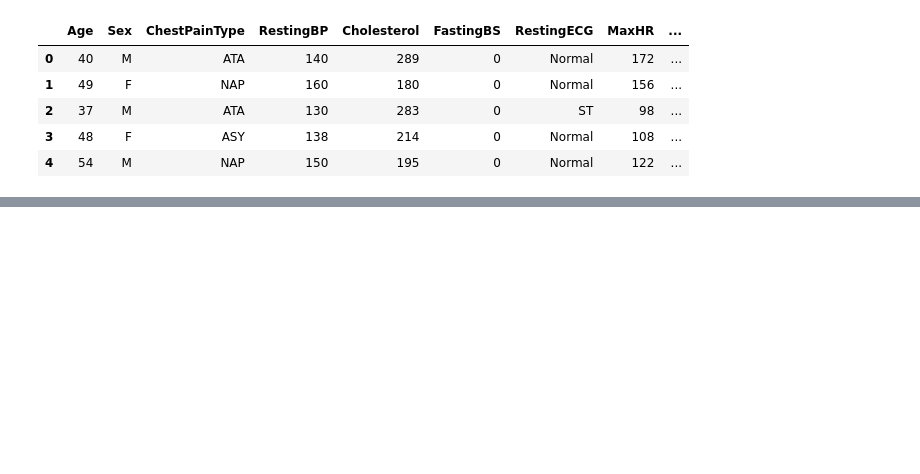
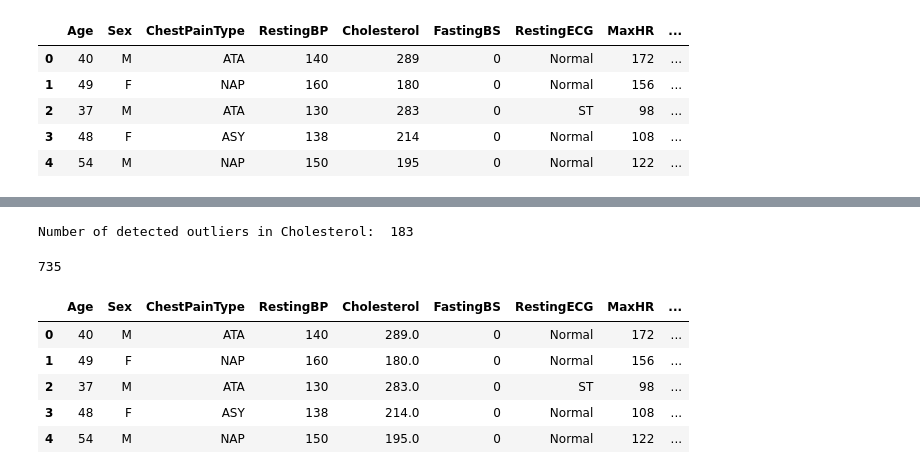
Before and after one commit to kazrkb/ml-modules, a Jupyter notebook: m-9/m-9.ipynb, the cells around one changed output, grey strips where cells are left out. Cells and saved outputs as stored; diff of their text form; code cells hidden in the pictures; blank space fills up the shorter version.

Commit message:
applied capping and log transform for removing the outliers

```diff
--- a/m-9/m-9.ipynb
+++ b/m-9/m-9.ipynb
@@ -20,0 +24,31 @@ plt.title("Boxplots for selected Numeric Colums")
+# %%
+# using IQR method on Cholesterol as an example
+col = 'Cholesterol'
+Q1 = df[col].quantile(0.25)
+Q3 = df[col].quantile(0.75)
+IQR = Q3 - Q1
+lower = Q1 - 1.5*IQR
+upper = Q3 + 1.5*IQR
+
+outliers = df[(df[col]<lower) | (df[col]>upper)]
+print(f"Number of detected outliers in {col}: ", len(outliers))
+# %% [output]
+Number of detected outliers in Cholesterol:  183
+# %%
+# remove outliers
+df_no_outliers = df[(df[col] >=lower) & (df[col]<=upper)]
+print(len(df_no_outliers))
+# %% [output]
+735
+# %%
+# cap outliers replace the lower values will be replaced by lower and upper values will be replaced by upper
+df_capped = df.copy()
+df_capped[col] = df_capped[col].clip(lower, upper)
+df_capped.head()
+# %% [output]
+|  | Age | Sex | ChestPainType | RestingBP | Cholesterol | FastingBS | RestingECG | MaxHR | ... |
+| 0 | 40 | M | ATA | 140 | 289.0 | 0 | Normal | 172 | ... |
+| 1 | 49 | F | NAP | 160 | 180.0 | 0 | Normal | 156 | ... |
+| 2 | 37 | M | ATA | 130 | 283.0 | 0 | ST | 98 | ... |
+| 3 | 48 | F | ASY | 138 | 214.0 | 0 | Normal | 108 | ... |
+| 4 | 54 | M | NAP | 150 | 195.0 | 0 | Normal | 122 | ... |
```
Also changed, not shown: parts of 2 cells of this notebook.
